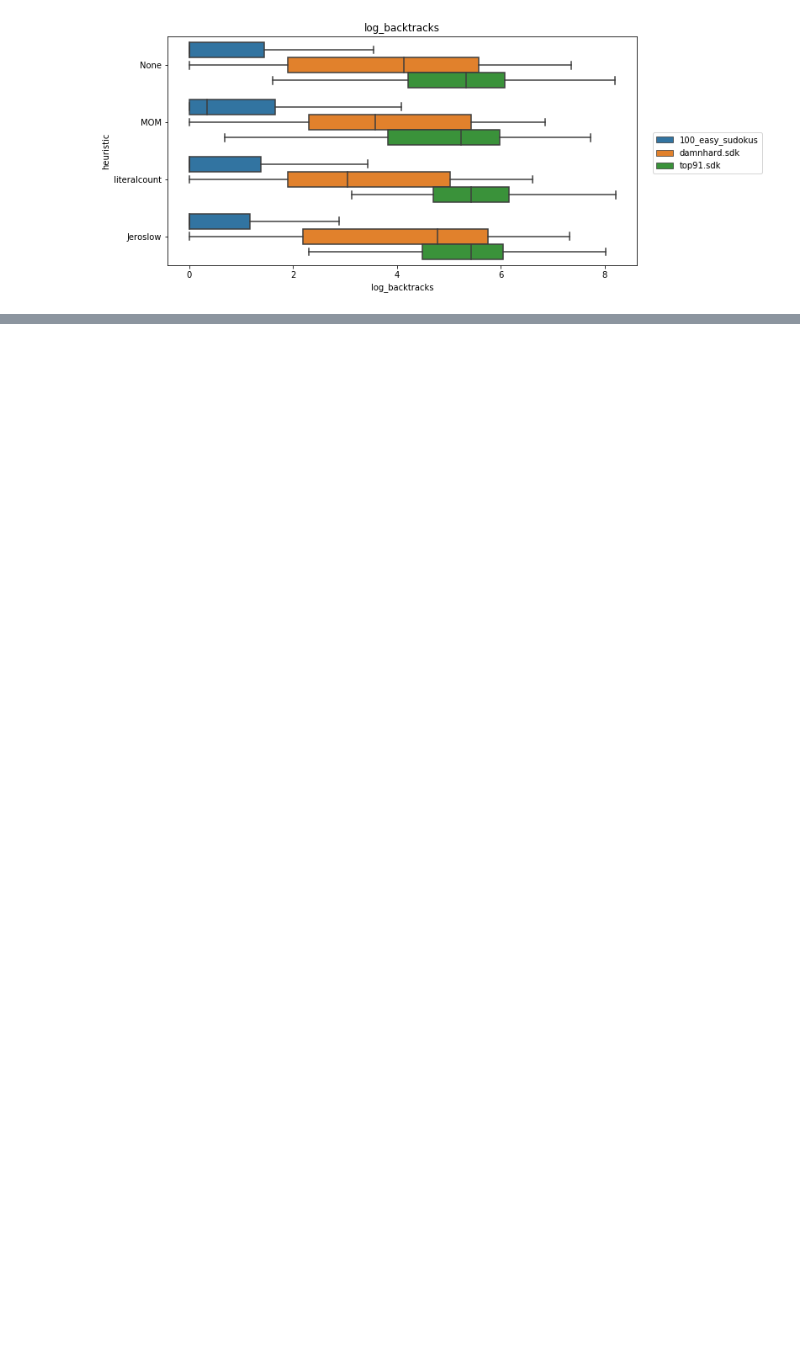
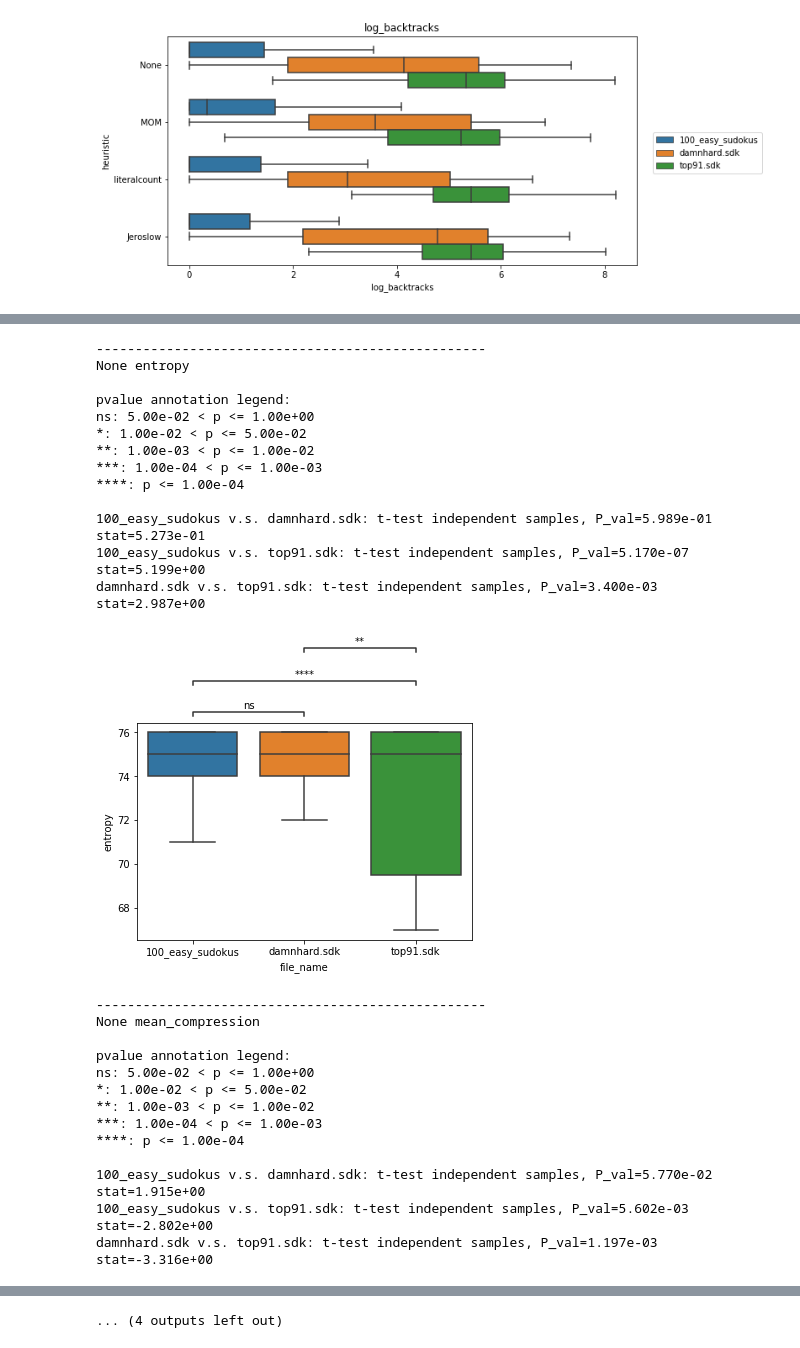
Before and after one commit to DanLszl/sat-solver, a Jupyter notebook: experiment_analysis.ipynb, the cells around one changed output, grey strips where cells are left out. Saved outputs shown, nothing was run; the diff lists cells and outputs as text; code cells hidden in the pictures; blank space fills up the shorter version.

Commit message:
testing for compression, pairplots

```diff
--- a/experiment_analysis.ipynb
+++ b/experiment_analysis.ipynb
@@ -193,0 +211,50 @@ plt.show()
+# %%
+def plot_compression_with_file(heuristic, metric):
+    print("-"*50)
+    print(heuristic, metric, "\n")
+    df_compression = df_biased
+    df_compression = df_compression.loc[(df_compression["heuristic"] == str(heuristic))]
+    ax = sns.boxplot(y=metric, x="file_name", showfliers=False, orient = "v", data=df_compression)
+    add_stat_annotation(ax, data=df_compression, y=metric, x="file_name",
+                    boxPairList=[("100_easy_sudokus", "damnhard.sdk"),
+                                 ("100_easy_sudokus", "top91.sdk"),
+                                 ("damnhard.sdk", "top91.sdk")],
+                    test='t-test_ind', textFormat='star', loc='outside', verbose=2)
+    plt.show()
+# %%
+compression_metrics = ["entropy", "mean_compression", "min_compression", "max_compression"]
+compression_metrics = ["entropy", "mean_compression"]
+
+for heuristic in heuristics:
+    for metric in compression_metrics:
+        plot_compression_with_file(heuristic, metric)
+
+plt.show()
+# %% [output]
+--------------------------------------------------
+None entropy
+
+pvalue annotation legend:
+ns: 5.00e-02 < p <= 1.00e+00
+*: 1.00e-02 < p <= 5.00e-02
+**: 1.00e-03 < p <= 1.00e-02
+***: 1.00e-04 < p <= 1.00e-03
+****: p <= 1.00e-04
+
+100_easy_sudokus v.s. damnhard.sdk: t-test independent samples, P_val=5.989e-01 stat=5.273e-01
+100_easy_sudokus v.s. top91.sdk: t-test independent samples, P_val=5.170e-07 stat=5.199e+00
+damnhard.sdk v.s. top91.sdk: t-test independent samples, P_val=3.400e-03 stat=2.987e+00
+[figure, added]
+--------------------------------------------------
+None mean_compression
+
+pvalue annotation legend:
+ns: 5.00e-02 < p <= 1.00e+00
+*: 1.00e-02 < p <= 5.00e-02
+**: 1.00e-03 < p <= 1.00e-02
+***: 1.00e-04 < p <= 1.00e-03
+****: p <= 1.00e-04
+
+100_easy_sudokus v.s. damnhard.sdk: t-test independent samples, P_val=5.770e-02 stat=1.915e+00
+100_easy_sudokus v.s. top91.sdk: t-test independent samples, P_val=5.602e-03 stat=-2.802e+00
+damnhard.sdk v.s. top91.sdk: t-test independent samples, P_val=1.197e-03 stat=-3.316e+00
@@ -193,0 +318 @@ plt.show()
+... (4 outputs left out)
```
Also changed, not shown: parts of 10 cells of this notebook.
